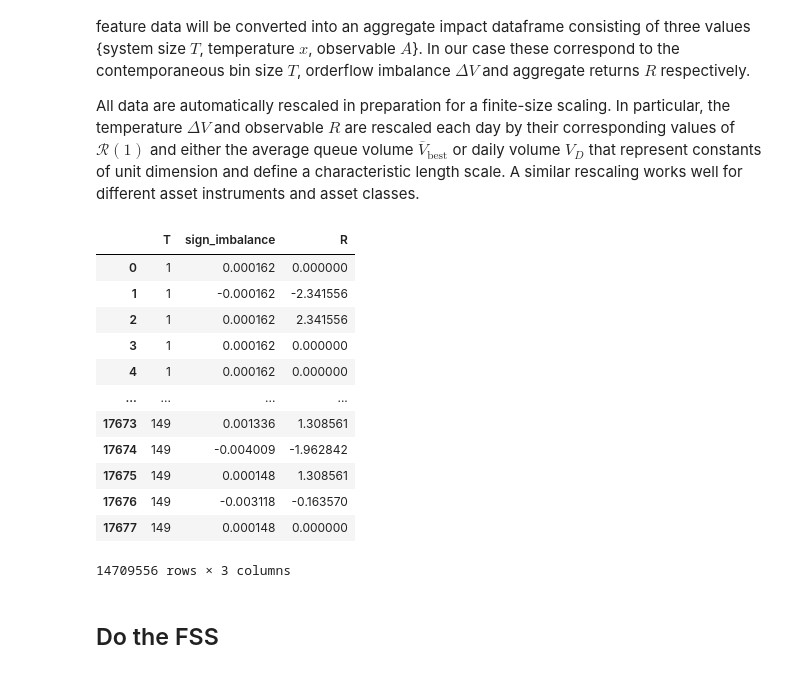
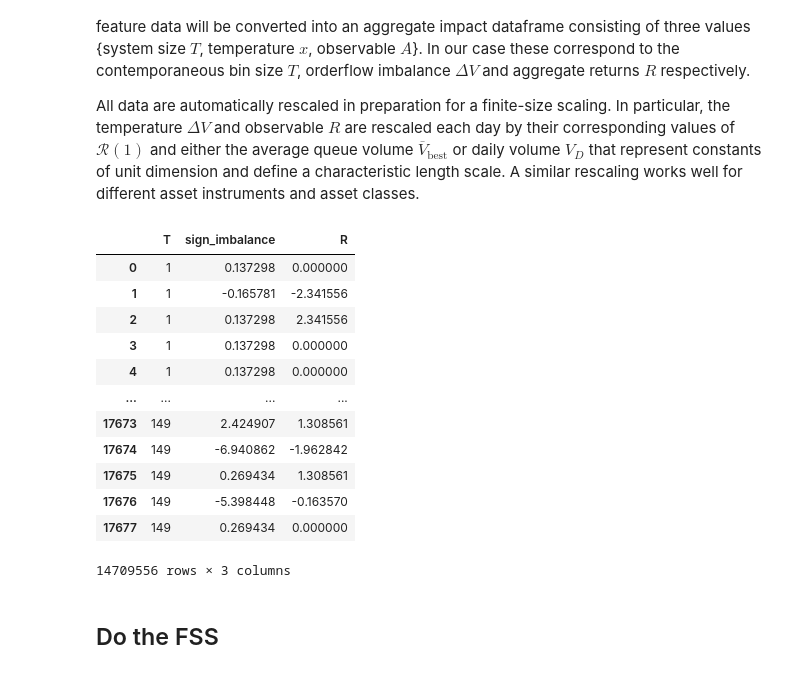
Before and after one commit to anabugaenko/market_impact, a Jupyter notebook: notebooks/lsa-sign-imbalance.ipynb, the cells around one changed output. Cells and saved outputs as stored; diff of their text form; code cells hidden in the pictures.

```diff
--- a/notebooks/lsa-sign-imbalance.ipynb
+++ b/notebooks/lsa-sign-imbalance.ipynb
@@ -97,21 +97,21 @@ From aggregate features, we can then compute conditional aggregate impact. Each
 All data are automatically rescaled in preparation for a finite-size scaling. In particular, the temperature $\Delta V$ and observable $R$ are rescaled each day by their corresponding values of $\mathcal{R}(1)$ and either the average queue volume $\overline{V}_{\mathrm{best}}$ or daily volume  $V_D$  that represent constants of unit dimension and define a characteristic length scale. A similar rescaling works well for different asset instruments and asset classes.
 # %%
 # Compute data for susceptibility
-normalized_data = aggregate_impact(aggregate_features, conditional_variable="sign_imbalance")
+normalized_data = aggregate_impact(aggregate_features, normalization_constant="average_queue", conditional_variable="sign_imbalance")
 display(normalized_data)
 # %% [output]
 |  | T | sign_imbalance | R |
-| 0 | 1 | 0.000162 | 0.000000 |
-| 1 | 1 | -0.000162 | -2.341556 |
-| 2 | 1 | 0.000162 | 2.341556 |
-| 3 | 1 | 0.000162 | 0.000000 |
-| 4 | 1 | 0.000162 | 0.000000 |
+| 0 | 1 | 0.137298 | 0.000000 |
+| 1 | 1 | -0.165781 | -2.341556 |
+| 2 | 1 | 0.137298 | 2.341556 |
+| 3 | 1 | 0.137298 | 0.000000 |
+| 4 | 1 | 0.137298 | 0.000000 |
 | ... | ... | ... | ... |
-| 17673 | 149 | 0.001336 | 1.308561 |
-| 17674 | 149 | -0.004009 | -1.962842 |
-| 17675 | 149 | 0.000148 | 1.308561 |
-| 17676 | 149 | -0.003118 | -0.163570 |
-| 17677 | 149 | 0.000148 | 0.000000 |
+| 17673 | 149 | 2.424907 | 1.308561 |
+| 17674 | 149 | -6.940862 | -1.962842 |
+| 17675 | 149 | 0.269434 | 1.308561 |
+| 17676 | 149 | -5.398448 | -0.163570 |
+| 17677 | 149 | 0.269434 | 0.000000 |
 14709556 rows × 3 columns
 # %% [markdown]
 ## Do the FSS
```
Also changed, not shown: parts of 14 cells of this notebook, 9 other files.
